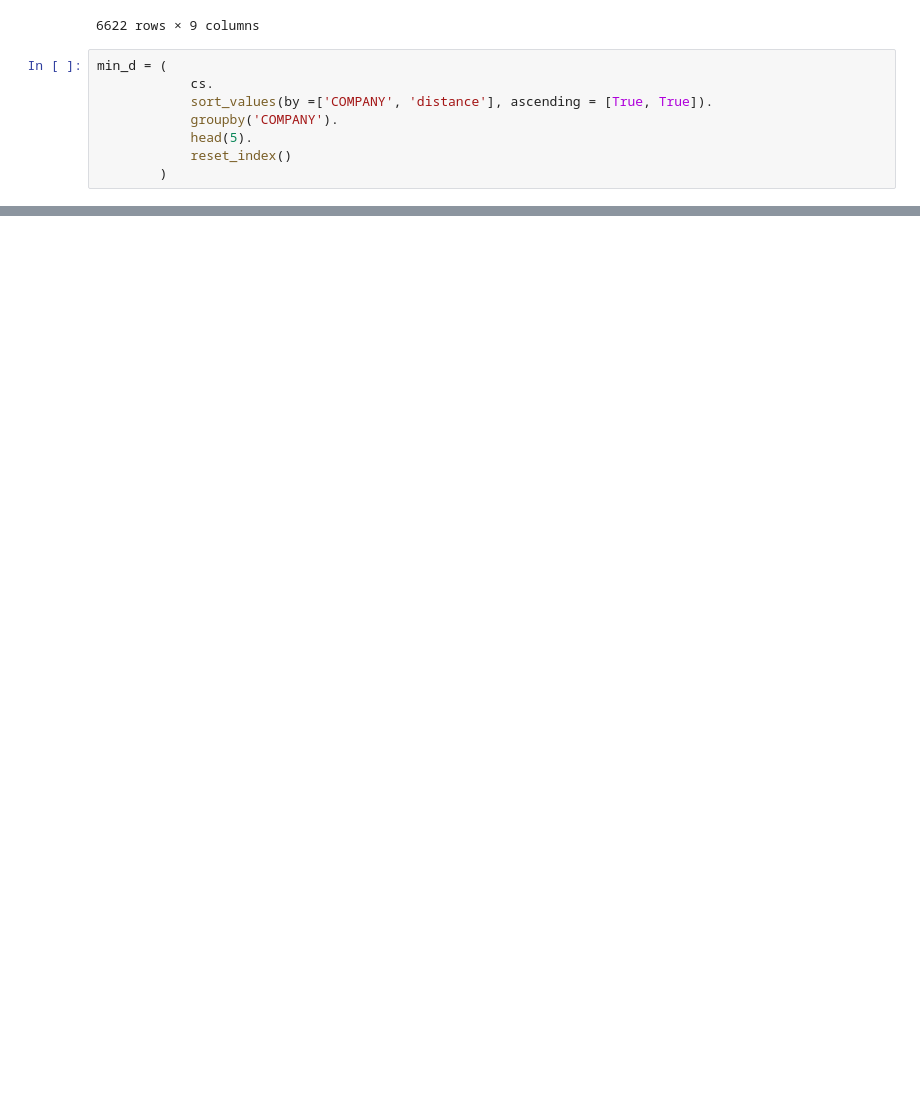
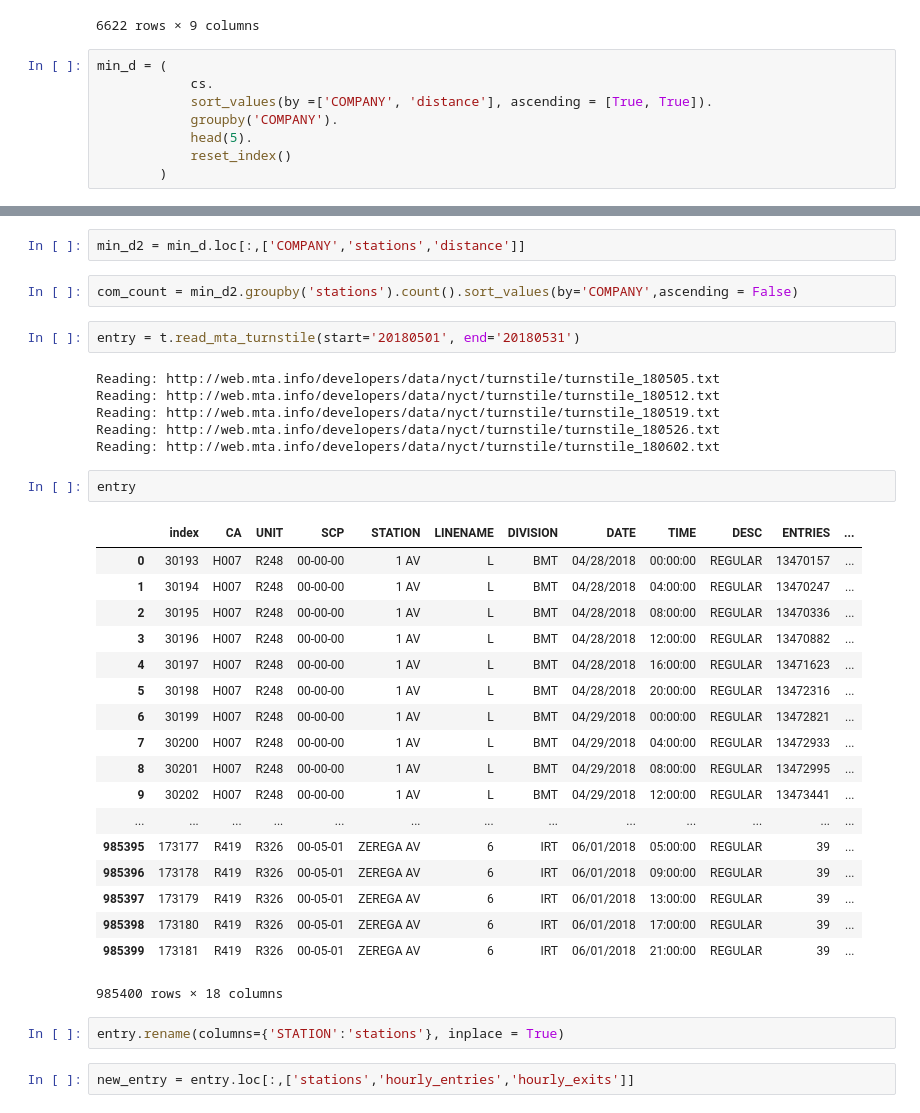
Before and after one commit to jason-sa/Toucans, a Jupyter notebook: read_mta_stations.ipynb, the cells around one changed output, grey strips where cells are left out. Saved outputs shown, nothing was run; the diff lists cells and outputs as text; blank space fills up the shorter version.

```diff
--- a/read_mta_stations.ipynb
+++ b/read_mta_stations.ipynb
@@ -142,0 +146,37 @@ min_d
+# %%
+min_d2 = min_d.loc[:,['COMPANY','stations','distance']]
+# %%
+com_count = min_d2.groupby('stations').count().sort_values(by='COMPANY',ascending = False)
+# %%
+entry = t.read_mta_turnstile(start='20180501', end='20180531')
+# %% [output]
+Reading: http://web.mta.info/developers/data/nyct/turnstile/turnstile_180505.txt
+Reading: http://web.mta.info/developers/data/nyct/turnstile/turnstile_180512.txt
+Reading: http://web.mta.info/developers/data/nyct/turnstile/turnstile_180519.txt
+Reading: http://web.mta.info/developers/data/nyct/turnstile/turnstile_180526.txt
+Reading: http://web.mta.info/developers/data/nyct/turnstile/turnstile_180602.txt
+# %%
+entry
+# %% [output]
+|  | index | CA | UNIT | SCP | STATION | LINENAME | DIVISION | DATE | TIME | DESC | ENTRIES | ... |
+| 0 | 30193 | H007 | R248 | 00-00-00 | 1 AV | L | BMT | 04/28/2018 | 00:00:00 | REGULAR | 13470157 | ... |
+| 1 | 30194 | H007 | R248 | 00-00-00 | 1 AV | L | BMT | 04/28/2018 | 04:00:00 | REGULAR | 13470247 | ... |
+| 2 | 30195 | H007 | R248 | 00-00-00 | 1 AV | L | BMT | 04/28/2018 | 08:00:00 | REGULAR | 13470336 | ... |
+| 3 | 30196 | H007 | R248 | 00-00-00 | 1 AV | L | BMT | 04/28/2018 | 12:00:00 | REGULAR | 13470882 | ... |
+| 4 | 30197 | H007 | R248 | 00-00-00 | 1 AV | L | BMT | 04/28/2018 | 16:00:00 | REGULAR | 13471623 | ... |
+| 5 | 30198 | H007 | R248 | 00-00-00 | 1 AV | L | BMT | 04/28/2018 | 20:00:00 | REGULAR | 13472316 | ... |
+| 6 | 30199 | H007 | R248 | 00-00-00 | 1 AV | L | BMT | 04/29/2018 | 00:00:00 | REGULAR | 13472821 | ... |
+| 7 | 30200 | H007 | R248 | 00-00-00 | 1 AV | L | BMT | 04/29/2018 | 04:00:00 | REGULAR | 13472933 | ... |
+| 8 | 30201 | H007 | R248 | 00-00-00 | 1 AV | L | BMT | 04/29/2018 | 08:00:00 | REGULAR | 13472995 | ... |
+| 9 | 30202 | H007 | R248 | 00-00-00 | 1 AV | L | BMT | 04/29/2018 | 12:00:00 | REGULAR | 13473441 | ... |
+| ... | ... | ... | ... | ... | ... | ... | ... | ... | ... | ... | ... | ... |
+| 985395 | 173177 | R419 | R326 | 00-05-01 | ZEREGA AV | 6 | IRT | 06/01/2018 | 05:00:00 | REGULAR | 39 | ... |
+| 985396 | 173178 | R419 | R326 | 00-05-01 | ZEREGA AV | 6 | IRT | 06/01/2018 | 09:00:00 | REGULAR | 39 | ... |
+| 985397 | 173179 | R419 | R326 | 00-05-01 | ZEREGA AV | 6 | IRT | 06/01/2018 | 13:00:00 | REGULAR | 39 | ... |
+| 985398 | 173180 | R419 | R326 | 00-05-01 | ZEREGA AV | 6 | IRT | 06/01/2018 | 17:00:00 | REGULAR | 39 | ... |
+| 985399 | 173181 | R419 | R326 | 00-05-01 | ZEREGA AV | 6 | IRT | 06/01/2018 | 21:00:00 | REGULAR | 39 | ... |
+985400 rows × 18 columns
+# %%
+entry.rename(columns={'STATION':'stations'}, inplace = True)
+# %%
+new_entry = entry.loc[:,['stations','hourly_entries','hourly_exits']]
```
Also changed, not shown: parts of 10 cells of this notebook, 2 other files.
